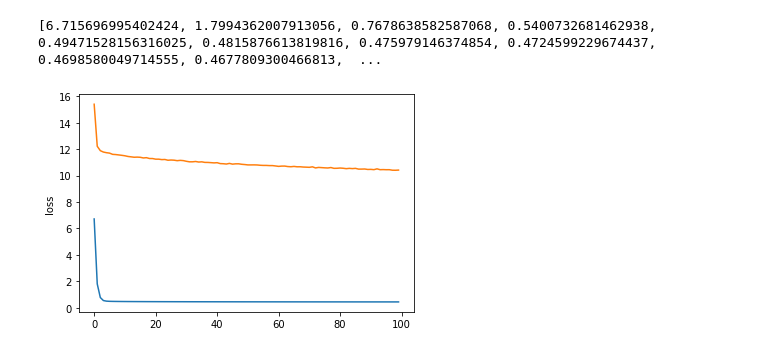
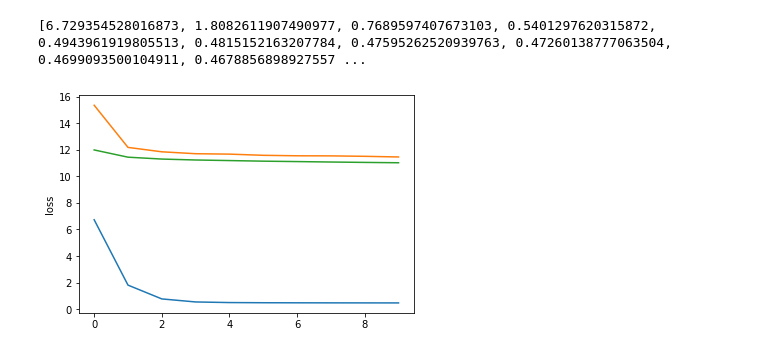
Before and after one commit to LyuCheng95/DM-Amazon-food-reviews, a Jupyter notebook: Model.ipynb, the cells around one changed output. Drawn from its saved outputs; the diff is of its cells as text; code cells hidden in the pictures.

```diff
--- a/Model.ipynb
+++ b/Model.ipynb
@@ -21,25 +21,28 @@ class PMF(object):
         self.U = None # users feature matrix
         self.train_loss = []
         self.test_loss = []
+        self.test_mse = []
 
     def loss(self, ratings):
         '''
         Loss Function for evaluating matrix U and V
         '''
         errors = [
-            (float(r_ij) - np.dot(self.U[i], self.V[j].T))**2 + \
-            self.lam * norm(self.U[i]) + self.lam * norm(self.V[j])
+            (float(r_ij) - np.dot(self.U[int(i)], self.V[int(j)].T))**2 + \
+            self.lam * norm(self.U[int(i)]) + self.lam * norm(self.V[int(j)])
             for i, j, r_ij in ratings]
         return sum(errors)
 
-    def mse(self, ratings):
-
+    def squared_error(self, ratings):
+        return sum([(float(r_ij) - np.dot(self.U[int(i)], self.V[int(j)].T))**2 for i, j, r_ij in ratings ])
 
     def sgd_update(self, ratings):
         '''
         Update matrix U and V by Stochastic Gradient Descent.
         '''
         for i, j, r_ij in ratings:
+            i = int(i)
+            j = int(j)
             r_ij_hat = np.dot(self.U[i], self.V[j].T)
             grad_U_i = (r_ij_hat - float(r_ij)) * self.V[j] + self.lam * self.U[i]
             grad_V_j = (r_ij_hat - float(r_ij)) * self.U[i] + self.lam * self.V[j]
@@ -93,14 +96,18 @@ class PMF(object):
                 test_loss  = self.loss(sample_test_ratings)
                 avg_train_loss.append(train_loss)
                 avg_test_loss.append(test_loss)
+
             # training log ouput
+            mse = self.squared_error(test_ratings) / float(len(test_ratings))
             avg_train_loss = np.mean(avg_train_loss) / float(batch_size)
             avg_test_loss  = np.mean(avg_test_loss) / float(batch_size)
             self.train_loss.append(avg_train_loss)
             self.test_loss.append(avg_test_loss)
+            self.test_mse.append(mse)
             print('[%s] Epoch %d' % (arrow.now(), self.e), file=sys.stderr)
             print('[%s] Training loss:\t%f' % (arrow.now(), avg_train_loss), file=sys.stderr)
             print('[%s] Testing loss:\t%f' % (arrow.now(), avg_test_loss), file=sys.stderr)
+            print('[%s] Testing MSE:\t%f' % (arrow.now(), mse), file=sys.stderr)
 # %%
 import pandas as pd
 import numpy as np
@@ -109,4 +114,6 @@ ratings = ratingsdf.to_numpy()
 # %%
+ratingsdf = pd.read_csv('Ratings.csv')
+ratings = ratingsdf.to_numpy()
 shuffled_order = np.arange(len(ratings))
 np.random.shuffle(shuffled_order)
 ratings        = ratings[shuffled_order]
@@ -115,7 +122,7 @@ train_ratings  = ratings[0:400000, :]
 test_ratings   = ratings[400000:, :]
 print('training:', train_ratings.shape)
 print('testing:', test_ratings.shape)
-pmf = PMF(n_feature=100, epsilon=0.1, lam=0.1, n_epoches=100, n_batches=1000)
+pmf = PMF(n_feature=100, epsilon=0.1, lam=0.1, n_epoches=10, n_batches=1000)
 pmf.fit(train_ratings, test_ratings)
 # %% [output]
 training: (400000, 3)
@@ -140,11 +131,12 @@ testing: (168453, 3)
 # %%
 import matplotlib.pyplot as plt
-print(pmf.train_loss, pmf.test_loss)
+print(pmf.train_loss, pmf.test_loss, pmf.test_mse)
 plt.plot(pmf.train_loss)
 plt.plot(pmf.test_loss)
+plt.plot(pmf.test_mse)
 
 plt.ylabel('loss')
 plt.show()
 # %% [output]
-[6.715696995402424, 1.7994362007913056, 0.7678638582587068, 0.5400732681462938, 0.49471528156316025, 0.4815876613819816, 0.475979146374854, 0.4724599229674437, 0.4698580049714555, 0.4677809300466813,  ...
+[6.729354528016873, 1.8082611907490977, 0.7689597407673103, 0.5401297620315872, 0.4943961919805513, 0.4815152163207784, 0.47595262520939763, 0.47260138777063504, 0.4699093500104911, 0.4678856898927557 ...
-[figure, old version]
+[figure, new version]
```
Also changed, not shown: parts of 4 cells of this notebook, 6 other files.
